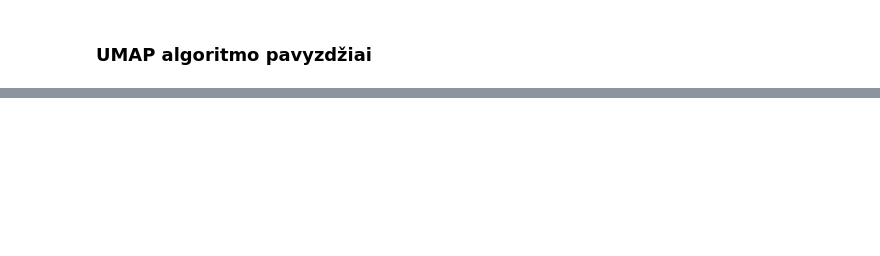
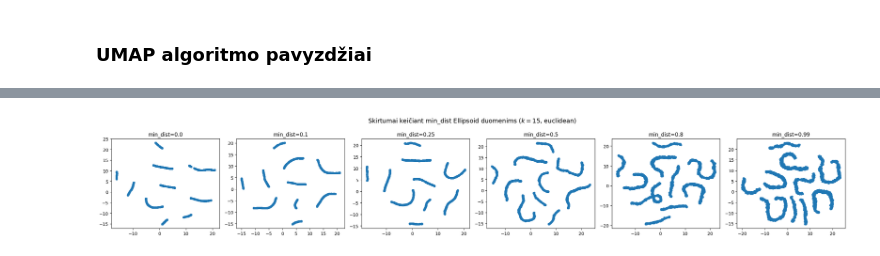
Before and after one commit to lukasjanusauskas/ais-duomenu-vizualizavimas, a Jupyter notebook: 2Lab.ipynb, the cells around one changed output, grey strips where cells are left out. Saved outputs shown, nothing was run; the diff lists cells and outputs as text; code cells hidden in the pictures; blank space fills up the shorter version.

```diff
--- a/2Lab.ipynb
+++ b/2Lab.ipynb
@@ -21,0 +79,12 @@ plt.scatter(iris_umap[:,2], iris_umap[:,0])
+# %%
+dist_values = [0.0, 0.1, 0.25, 0.5, 0.8, 0.99]
+fig, axs = plt.subplots(1, len(dist_values), figsize=(24, 4))
+fig.suptitle('Skirtumai keičiant min_dist Ellipsoid duomenims ($k=15$, euclidean)', fontsize=14)
+
+for i, d in enumerate(dist_values):
+    plot_ellipsoid(ellipsoid, min_dist=d, ax=axs[i], var='min_dist')
+
+plt.tight_layout()
+plt.show()
+# %% [output]
+[figure, added]
```
Also changed, not shown: parts of 16 cells of this notebook, 2 other files.
